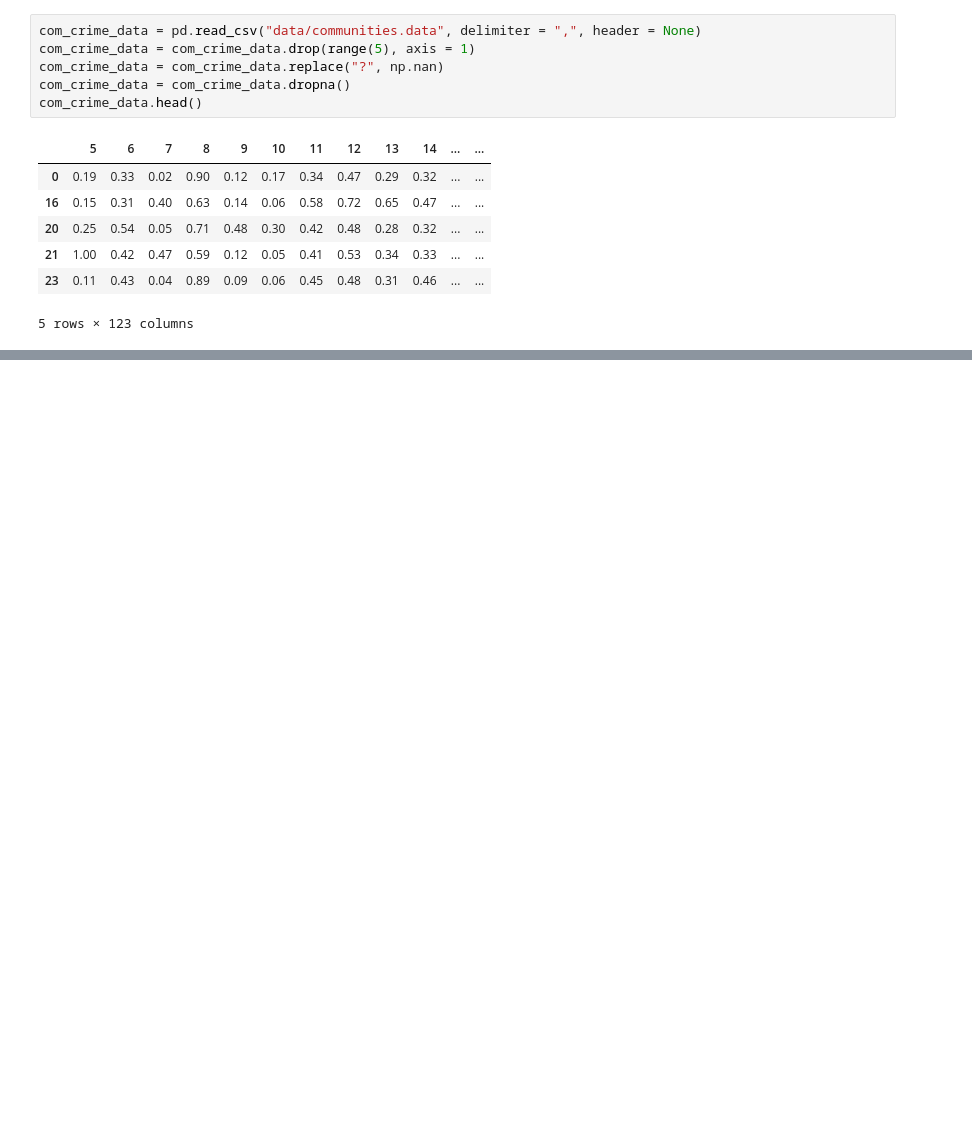
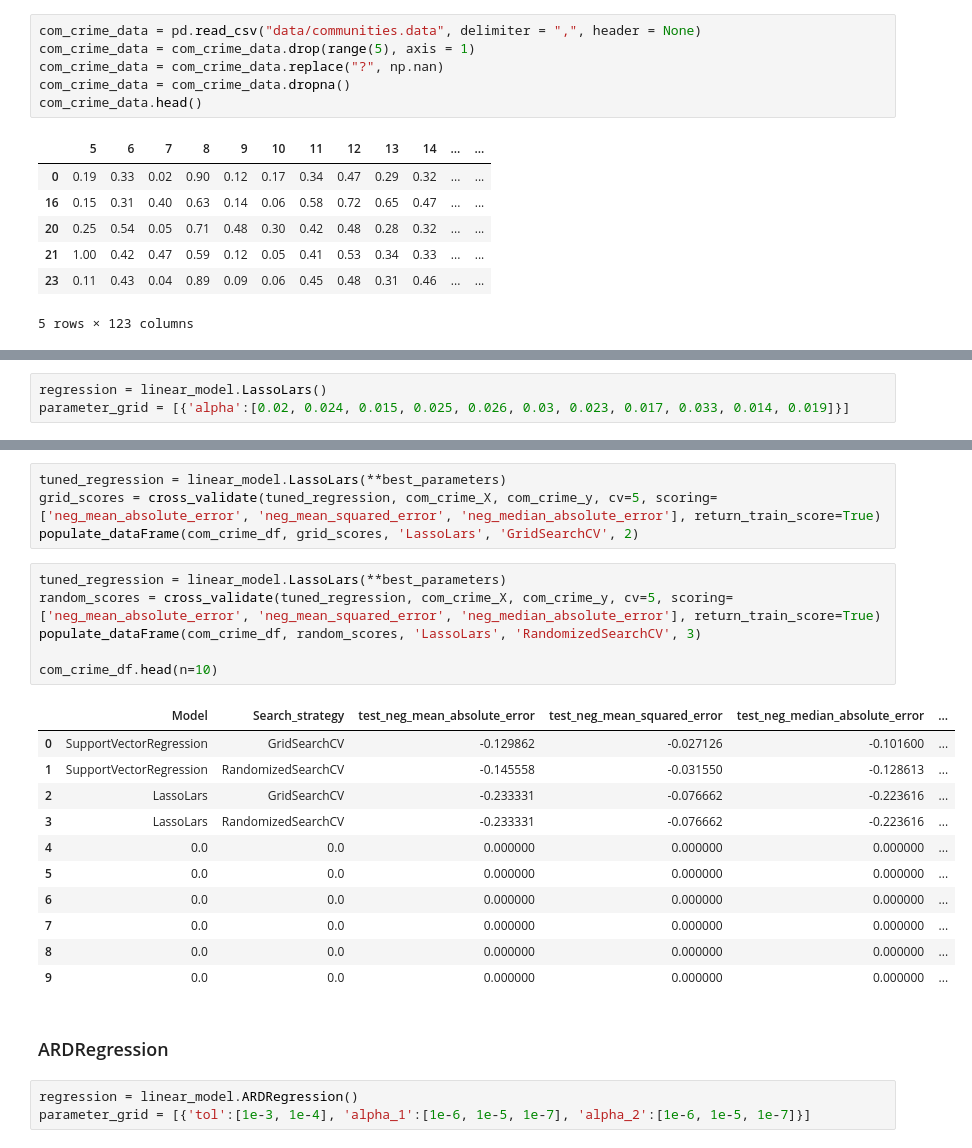
Before and after one commit to brasilnike/Teme-Introducere-in-Data-Science, a Jupyter notebook: Tema5 - IDS/Homework Progress/Tema5_IDS.ipynb, the cells around one changed output, grey strips where cells are left out. Saved outputs shown, nothing was run; the diff lists cells and outputs as text; blank space fills up the shorter version.

```diff
--- a/Tema5 - IDS/Homework Progress/Tema5_IDS.ipynb
+++ b/Tema5 - IDS/Homework Progress/Tema5_IDS.ipynb
@@ -1008,0 +1014,3 @@ from sklearn.linear_model import LogisticRegression
+# %%
+regression = linear_model.LassoLars()
+parameter_grid = [{'alpha':[0.02, 0.024, 0.015, 0.025, 0.026, 0.03, 0.023, 0.017, 0.033, 0.014, 0.019]}]
@@ -1008,0 +1024,27 @@ from sklearn.linear_model import LogisticRegression
+# %%
+tuned_regression = linear_model.LassoLars(**best_parameters)
+grid_scores = cross_validate(tuned_regression, com_crime_X, com_crime_y, cv=5, scoring=['neg_mean_absolute_error', 'neg_mean_squared_error', 'neg_median_absolute_error'], return_train_score=True)
+populate_dataFrame(com_crime_df, grid_scores, 'LassoLars', 'GridSearchCV', 2)
+# %%
+tuned_regression = linear_model.LassoLars(**best_parameters)
+random_scores = cross_validate(tuned_regression, com_crime_X, com_crime_y, cv=5, scoring=['neg_mean_absolute_error', 'neg_mean_squared_error', 'neg_median_absolute_error'], return_train_score=True)
+populate_dataFrame(com_crime_df, random_scores, 'LassoLars', 'RandomizedSearchCV', 3)
+
+com_crime_df.head(n=10)
+# %% [output]
+|  | Model | Search_strategy | test_neg_mean_absolute_error | test_neg_mean_squared_error | test_neg_median_absolute_error | ... |
+| 0 | SupportVectorRegression | GridSearchCV | -0.129862 | -0.027126 | -0.101600 | ... |
+| 1 | SupportVectorRegression | RandomizedSearchCV | -0.145558 | -0.031550 | -0.128613 | ... |
+| 2 | LassoLars | GridSearchCV | -0.233331 | -0.076662 | -0.223616 | ... |
+| 3 | LassoLars | RandomizedSearchCV | -0.233331 | -0.076662 | -0.223616 | ... |
+| 4 | 0.0 | 0.0 | 0.000000 | 0.000000 | 0.000000 | ... |
+| 5 | 0.0 | 0.0 | 0.000000 | 0.000000 | 0.000000 | ... |
+| 6 | 0.0 | 0.0 | 0.000000 | 0.000000 | 0.000000 | ... |
+| 7 | 0.0 | 0.0 | 0.000000 | 0.000000 | 0.000000 | ... |
+| 8 | 0.0 | 0.0 | 0.000000 | 0.000000 | 0.000000 | ... |
+| 9 | 0.0 | 0.0 | 0.000000 | 0.000000 | 0.000000 | ... |
+# %% [markdown]
+### ARDRegression
+# %%
+regression = linear_model.ARDRegression()
+parameter_grid = [{'tol':[1e-3, 1e-4], 'alpha_1':[1e-6, 1e-5, 1e-7], 'alpha_2':[1e-6, 1e-5, 1e-7]}]
```
Also changed, not shown: parts of 69 cells of this notebook, 4 other files.
